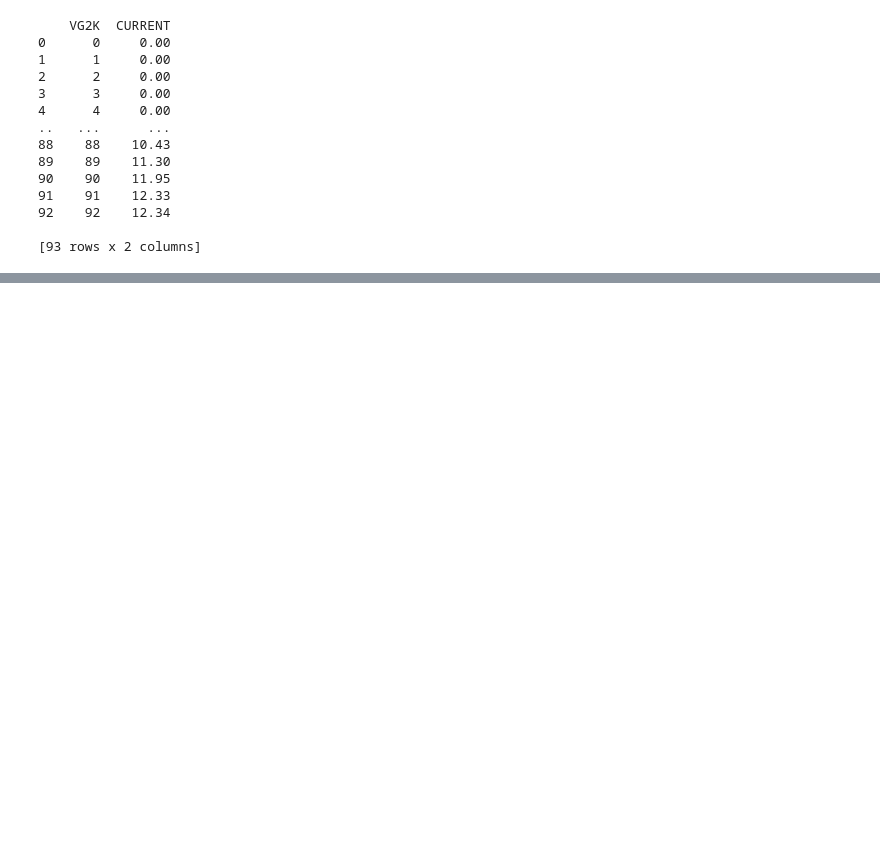
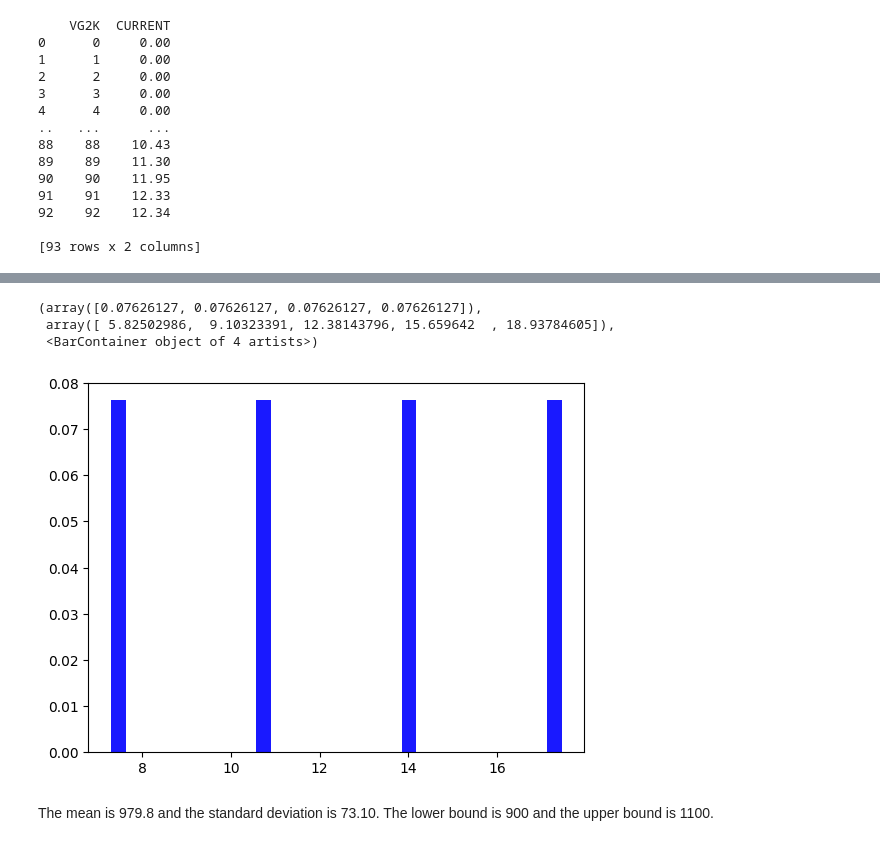
Before and after one commit to ashwin-r-k/general-physics-lab, a Jupyter notebook: frank-hertx-exp.ipynb, the cells around one changed output, grey strips where cells are left out. Saved outputs shown, nothing was run; the diff lists cells and outputs as text; code cells hidden in the pictures; blank space fills up the shorter version.

```diff
--- a/frank-hertx-exp.ipynb
+++ b/frank-hertx-exp.ipynb
@@ -122,0 +203,9 @@ print((statistics.mean(diff)-11.83)/11.83*100)
+# %%
+plt.hist(diff,bins='auto', color='b', alpha=0.9, rwidth=0.1,density=True)
+# %% [output]
+(array([0.07626127, 0.07626127, 0.07626127, 0.07626127]),
+ array([ 5.82502986,  9.10323391, 12.38143796, 15.659642  , 18.93784605]),
+ <BarContainer object of 4 artists>)
+[figure, added]
+# %% [markdown]
+The mean is 979.8 and the standard deviation is 73.10. The lower bound is 900 and the upper bound is 1100.
```
Also changed, not shown: parts of 28 cells of this notebook, 9 other files.
